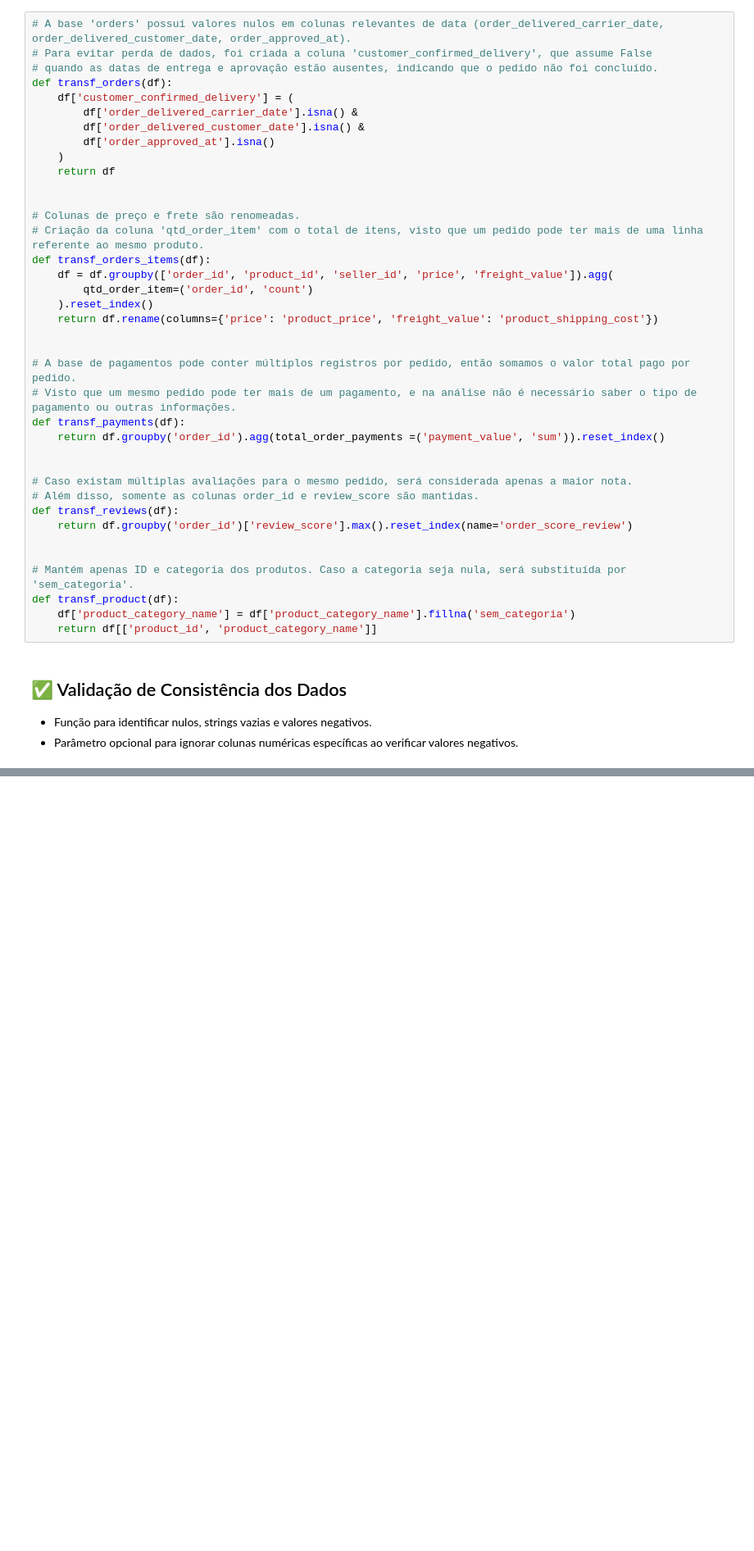
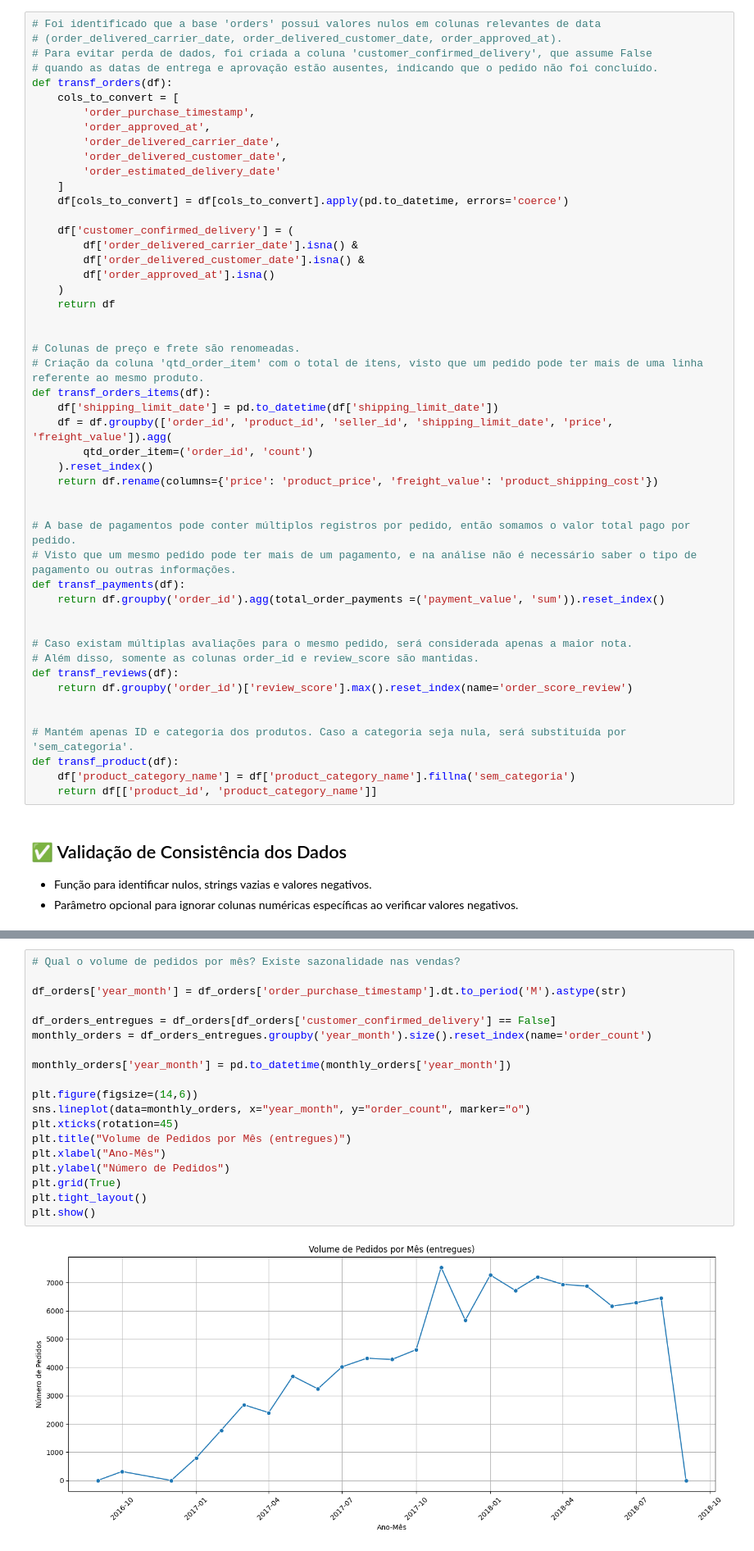
Before and after one commit to livalves/Olist-ecommerce-data-project, a Jupyter notebook: olist_ecommerce.ipynb, the cells around one changed output, grey strips where cells are left out. Shown: that part at 82% size. Cells and saved outputs as stored; diff of their text form; blank space fills up the shorter version.

```diff
--- a/olist_ecommerce.ipynb
+++ b/olist_ecommerce.ipynb
@@ -31,10 +32,20 @@ e evitar erros de leitura. Algumas colunas são renomeadas para facilitar a leit
 - Tratamento de nulos, tipos, duplicatas
 - Normalização e seleção de colunas a serem utilizadas
 # %%
-# A base 'orders' possui valores nulos em colunas relevantes de data (order_delivered_carrier_date, order_delivered_customer_date, order_approved_at).
+# Foi identificado que a base 'orders' possui valores nulos em colunas relevantes de data
+# (order_delivered_carrier_date, order_delivered_customer_date, order_approved_at).
 # Para evitar perda de dados, foi criada a coluna 'customer_confirmed_delivery', que assume False
 # quando as datas de entrega e aprovação estão ausentes, indicando que o pedido não foi concluído.
 def transf_orders(df):
+    cols_to_convert = [
+        'order_purchase_timestamp',
+        'order_approved_at',
+        'order_delivered_carrier_date',
+        'order_delivered_customer_date',
+        'order_estimated_delivery_date'
+    ]
+    df[cols_to_convert] = df[cols_to_convert].apply(pd.to_datetime, errors='coerce')
+
     df['customer_confirmed_delivery'] = (
         df['order_delivered_carrier_date'].isna() &
         df['order_delivered_customer_date'].isna() &
@@ -46,7 +57,8 @@ def transf_orders(df):
 # Colunas de preço e frete são renomeadas.
 # Criação da coluna 'qtd_order_item' com o total de itens, visto que um pedido pode ter mais de uma linha referente ao mesmo produto.
 def transf_orders_items(df):
-    df = df.groupby(['order_id', 'product_id', 'seller_id', 'price', 'freight_value']).agg(
+    df['shipping_limit_date'] = pd.to_datetime(df['shipping_limit_date'])
+    df = df.groupby(['order_id', 'product_id', 'seller_id', 'shipping_limit_date', 'price', 'freight_value']).agg(
         qtd_order_item=('order_id', 'count')
     ).reset_index()
     return df.rename(columns={'price': 'product_price', 'freight_value': 'product_shipping_cost'})
@@ -155,0 +166,21 @@ dtype: int64
+# %%
+# Qual o volume de pedidos por mês? Existe sazonalidade nas vendas?
+
+df_orders['year_month'] = df_orders['order_purchase_timestamp'].dt.to_period('M').astype(str)
+
+df_orders_entregues = df_orders[df_orders['customer_confirmed_delivery'] == False]
+monthly_orders = df_orders_entregues.groupby('year_month').size().reset_index(name='order_count')
+
+monthly_orders['year_month'] = pd.to_datetime(monthly_orders['year_month'])
+
+plt.figure(figsize=(14,6))
+sns.lineplot(data=monthly_orders, x="year_month", y="order_count", marker="o")
+plt.xticks(rotation=45)
+plt.title("Volume de Pedidos por Mês (entregues)")
+plt.xlabel("Ano-Mês")
+plt.ylabel("Número de Pedidos")
+plt.grid(True)
+plt.tight_layout()
+plt.show()
+# %% [output]
+[figure, added]
```
Also changed, not shown: parts of 12 cells of this notebook, 2 other files.
